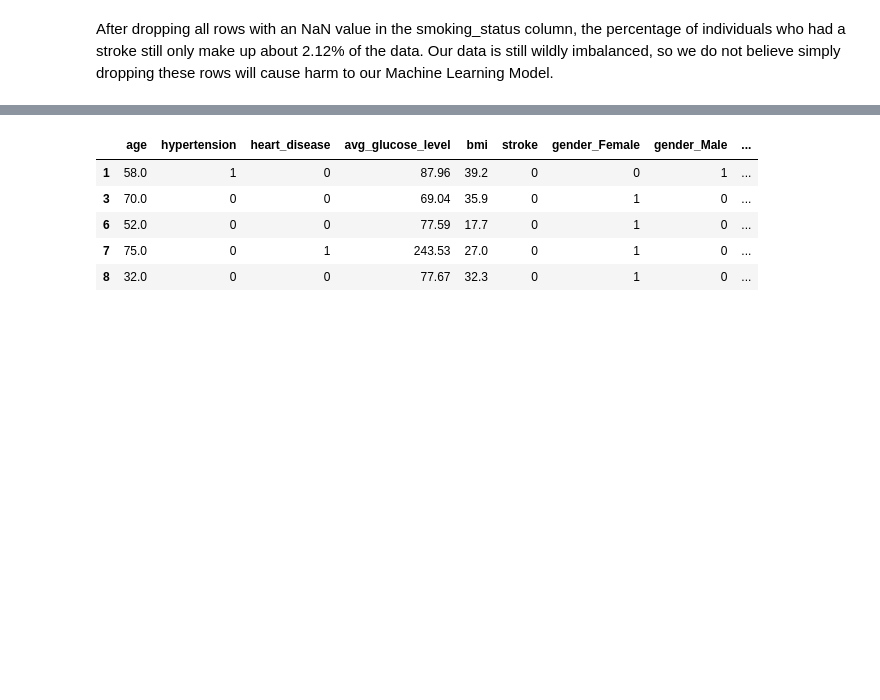
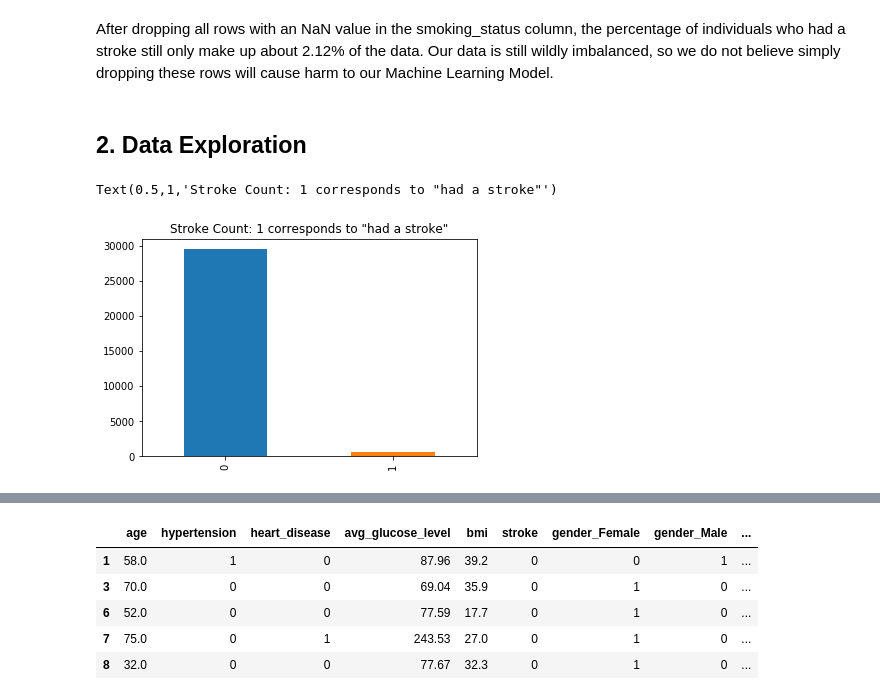
Before and after one commit to TylerTompa/UNCC_Project_3, a Jupyter notebook: healthcare-data/Jupyter/Training_Data.ipynb, the cells around one changed output, grey strips where cells are left out. Saved outputs shown, nothing was run; the diff lists cells and outputs as text; code cells hidden in the pictures; blank space fills up the shorter version.

```diff
--- a/healthcare-data/Jupyter/Training_Data.ipynb
+++ b/healthcare-data/Jupyter/Training_Data.ipynb
@@ -140,3 +140,12 @@ percentage_of_people_who_had_a_stroke
 2.1190381294008236
 # %% [markdown]
 After dropping all rows with an NaN value in the smoking_status column, the percentage of individuals who had a stroke still only make up about 2.12% of the data.  Our data is still wildly imbalanced, so we do not believe simply dropping these rows will cause harm to our Machine Learning Model.
+# %% [markdown]
+## 2. Data Exploration
+# %%
+# Make bar plot to see count of how many people did and did not have a stroke
+stroke_data.stroke.value_counts().plot(kind="bar")
+plt.title("Stroke Count: 1 corresponds to \"had a stroke\"")
+# %% [output]
+Text(0.5,1,'Stroke Count: 1 corresponds to "had a stroke"')
+[figure, added]
```
Also changed, not shown: parts of 6 cells of this notebook.
